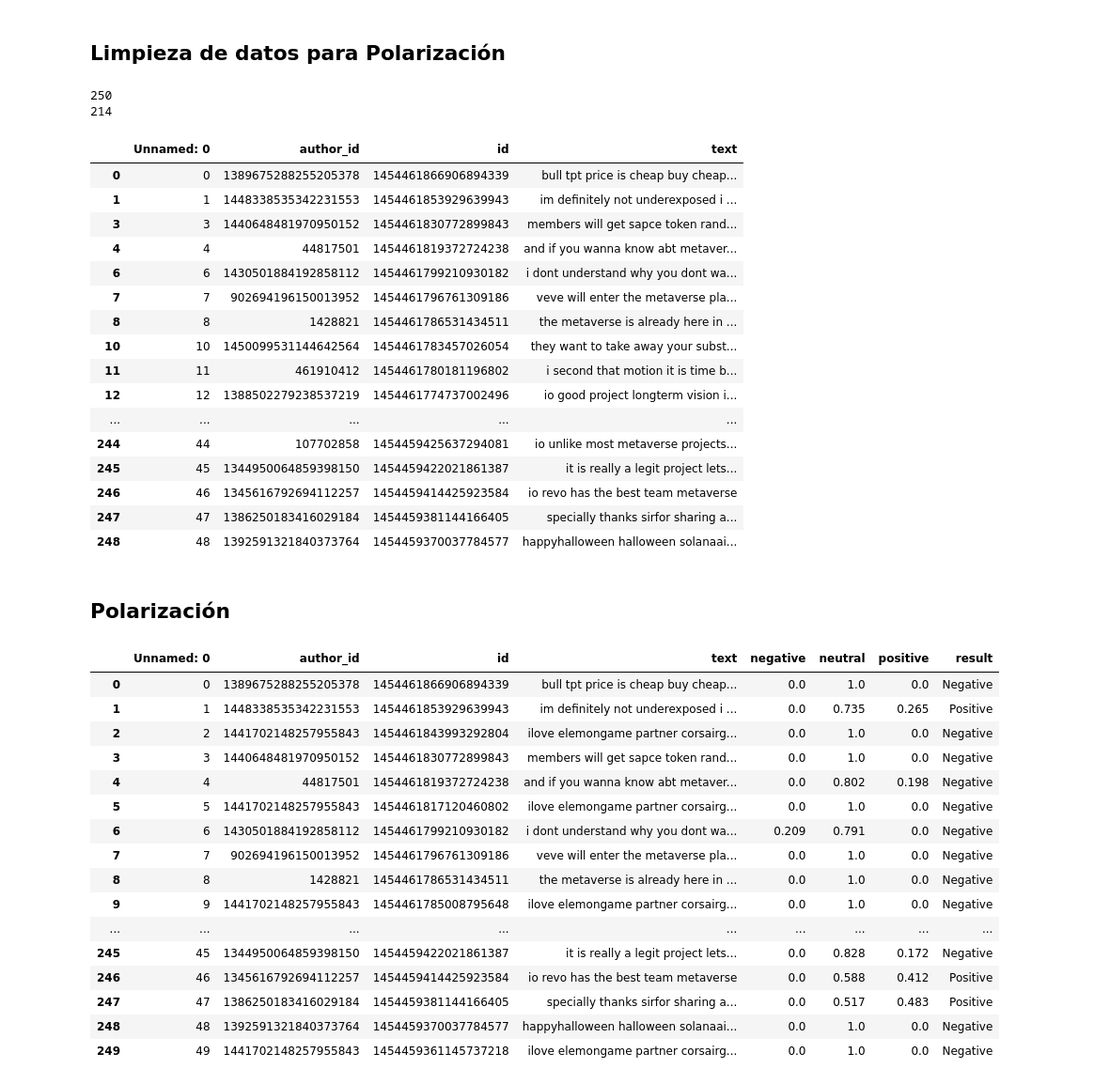
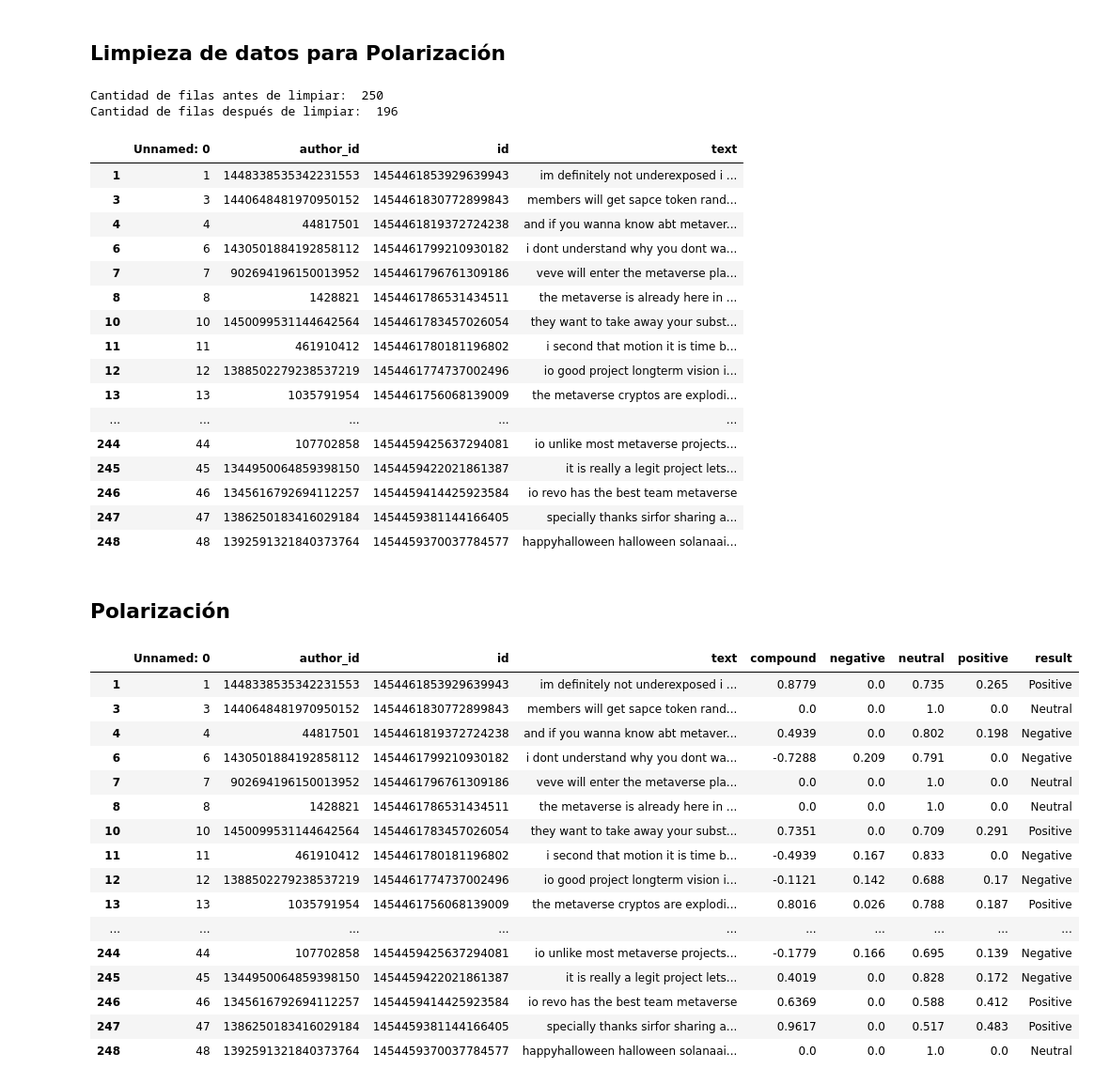
Before and after one commit to cristianchiappone/ia-um-2021, a Jupyter notebook: analisis-sentimiento/tp_cchiappone.ipynb, the cells around one changed output. Shown: that part at 94% size. Saved outputs shown, nothing was run; the diff lists cells and outputs as text; code cells hidden in the pictures.

```diff
--- a/analisis-sentimiento/tp_cchiappone.ipynb
+++ b/analisis-sentimiento/tp_cchiappone.ipynb
@@ -77,11 +81,18 @@ df
 # %%
 df_polarizacion = pd.read_csv("metaverse.csv")
 
-print(len(df_polarizacion))
+print("Cantidad de filas antes de limpiar: ", len(df_polarizacion))
+
 # ELimino tweets del author_id = 1441702148257955843, spam.
 df_polarizacion = df_polarizacion.drop(df_polarizacion[df_polarizacion.author_id == 1441702148257955843].index)
-print(len(df_polarizacion))
+# ELimino tweets del author_id = 1389675288255205378, spam.
+df_polarizacion = df_polarizacion.drop(df_polarizacion[df_polarizacion.author_id == 1389675288255205378].index)
+# ELimino tweets del author_id = 3343896580, spam.
+df_polarizacion = df_polarizacion.drop(df_polarizacion[df_polarizacion.author_id == 3343896580].index)
+# ELimino tweets del author_id = 1414202287681990667, spam.
+df_polarizacion = df_polarizacion.drop(df_polarizacion[df_polarizacion.author_id == 1414202287681990667].index)
 
+print("Cantidad de filas después de limpiar: ", len(df_polarizacion))
 
 # removiendo tildes
 df_polarizacion['text'] = df_polarizacion['text'].str.normalize('NFKD').str.encode('ascii', errors='ignore').str.decode('utf-8')
@@ -106,13 +117,17 @@ df_polarizacion['text'] = df_polarizacion['text'].str.lower()
 df_polarizacion.dropna()
 df_polarizacion['text'].astype(bool)
 df_polarizacion = df_polarizacion[df_polarizacion['text'].astype(bool)]
+
+# Eliminando filas que no uso
+#del df_polarizacion['author_id']
+# del df_polarizacion['id']
+
 # Imprimiendo resultado
 df_polarizacion
 # %% [output]
-250
-214
+Cantidad de filas antes de limpiar:  250
+Cantidad de filas después de limpiar:  196
 |  | Unnamed: 0 | author_id | id | text |
-| 0 | 0 | 1389675288255205378 | 1454461866906894339 | bull tpt price is cheap buy cheap... |
 | 1 | 1 | 1448338535342231553 | 1454461853929639943 | im definitely not underexposed i ... |
 | 3 | 3 | 1440648481970950152 | 1454461830772899843 | members will get sapce token rand... |
 | 4 | 4 | 44817501 | 1454461819372724238 | and if you wanna know abt metaver... |
@@ -122,6 +137,7 @@ df_polarizacion
 | 10 | 10 | 1450099531144642564 | 1454461783457026054 | they want to take away your subst... |
 | 11 | 11 | 461910412 | 1454461780181196802 | i second that motion it is time b... |
 | 12 | 12 | 1388502279238537219 | 1454461774737002496 | io good project longterm vision i... |
+| 13 | 13 | 1035791954 | 1454461756068139009 | the metaverse cryptos are explodi... |
 | ... | ... | ... | ... | ... |
 | 244 | 44 | 107702858 | 1454459425637294081 | io unlike most metaverse projects... |
 | 245 | 45 | 1344950064859398150 | 1454459422021861387 | it is really a legit project lets... |
@@ -133,45 +149,49 @@ df_polarizacion
 # %%
 import nltk
 from vaderSentiment.vaderSentiment import SentimentIntensityAnalyzer
 # Instanciar Analizador
 sentiment_analyzer = SentimentIntensityAnalyzer()
 
+df_polarizacion["compound"] = ""
 df_polarizacion["negative"] = ""
 df_polarizacion["neutral"] = ""
 df_polarizacion["positive"] = ""
 df_polarizacion["result"] = ""
 for index, row in df_polarizacion.iterrows():
     #Analizar cada review
     analisis = sentiment_analyzer.polarity_scores(row['text'])
     row["negative"] = analisis["neg"]
     row["neutral"] = analisis["neu"]
     row["positive"] = analisis["pos"]
+    row["compound"] = analisis["compound"]
     # Evaluar que valores se considerarán positivo o negativo
-    if analisis['compound'] > 0.6 :
+    if analisis['compound'] ==  0.0: # Ajuste para que Compound == 0.0 no sea negativo
+        row["result"] = "Neutral"
+    elif analisis['compound'] >= 0.5 :
         row["result"] = "Positive"
-    elif analisis['compound'] <  0.6:
+    elif analisis['compound'] <  0.5:
         row["result"] = "Negative"
     else :
         row["result"] = "Neutral"
 pd.set_option('display.max_rows', None)
 pd.set_option('max_colwidth', -1)
 
 df_polarizacion
 # %% [output]
-|  | Unnamed: 0 | author_id | id | text | negative | neutral | positive | result |
-| 0 | 0 | 1389675288255205378 | 1454461866906894339 | bull tpt price is cheap buy cheap... | 0.0 | 1.0 | 0.0 | Negative |
-| 1 | 1 | 1448338535342231553 | 1454461853929639943 | im definitely not underexposed i ... | 0.0 | 0.735 | 0.265 | Positive |
-| 2 | 2 | 1441702148257955843 | 1454461843993292804 | ilove elemongame partner corsairg... | 0.0 | 1.0 | 0.0 | Negative |
-| 3 | 3 | 1440648481970950152 | 1454461830772899843 | members will get sapce token rand... | 0.0 | 1.0 | 0.0 | Negative |
-| 4 | 4 | 44817501 | 1454461819372724238 | and if you wanna know abt metaver... | 0.0 | 0.802 | 0.198 | Negative |
-| 5 | 5 | 1441702148257955843 | 1454461817120460802 | ilove elemongame partner corsairg... | 0.0 | 1.0 | 0.0 | Negative |
-| 6 | 6 | 1430501884192858112 | 1454461799210930182 | i dont understand why you dont wa... | 0.209 | 0.791 | 0.0 | Negative |
-| 7 | 7 | 902694196150013952 | 1454461796761309186 | veve will enter the metaverse pla... | 0.0 | 1.0 | 0.0 | Negative |
-| 8 | 8 | 1428821 | 1454461786531434511 | the metaverse is already here in ... | 0.0 | 1.0 | 0.0 | Negative |
-| 9 | 9 | 1441702148257955843 | 1454461785008795648 | ilove elemongame partner corsairg... | 0.0 | 1.0 | 0.0 | Negative |
-| ... | ... | ... | ... | ... | ... | ... | ... | ... |
-| 245 | 45 | 1344950064859398150 | 1454459422021861387 | it is really a legit project lets... | 0.0 | 0.828 | 0.172 | Negative |
-| 246 | 46 | 1345616792694112257 | 1454459414425923584 | io revo has the best team metaverse | 0.0 | 0.588 | 0.412 | Positive |
-| 247 | 47 | 1386250183416029184 | 1454459381144166405 | specially thanks sirfor sharing a... | 0.0 | 0.517 | 0.483 | Positive |
-| 248 | 48 | 1392591321840373764 | 1454459370037784577 | happyhalloween halloween solanaai... | 0.0 | 1.0 | 0.0 | Negative |
-| 249 | 49 | 1441702148257955843 | 1454459361145737218 | ilove elemongame partner corsairg... | 0.0 | 1.0 | 0.0 | Negative |
+|  | Unnamed: 0 | author_id | id | text | compound | negative | neutral | positive | result |
+| 1 | 1 | 1448338535342231553 | 1454461853929639943 | im definitely not underexposed i ... | 0.8779 | 0.0 | 0.735 | 0.265 | Positive |
+| 3 | 3 | 1440648481970950152 | 1454461830772899843 | members will get sapce token rand... | 0.0 | 0.0 | 1.0 | 0.0 | Neutral |
+| 4 | 4 | 44817501 | 1454461819372724238 | and if you wanna know abt metaver... | 0.4939 | 0.0 | 0.802 | 0.198 | Negative |
+| 6 | 6 | 1430501884192858112 | 1454461799210930182 | i dont understand why you dont wa... | -0.7288 | 0.209 | 0.791 | 0.0 | Negative |
+| 7 | 7 | 902694196150013952 | 1454461796761309186 | veve will enter the metaverse pla... | 0.0 | 0.0 | 1.0 | 0.0 | Neutral |
+| 8 | 8 | 1428821 | 1454461786531434511 | the metaverse is already here in ... | 0.0 | 0.0 | 1.0 | 0.0 | Neutral |
+| 10 | 10 | 1450099531144642564 | 1454461783457026054 | they want to take away your subst... | 0.7351 | 0.0 | 0.709 | 0.291 | Positive |
+| 11 | 11 | 461910412 | 1454461780181196802 | i second that motion it is time b... | -0.4939 | 0.167 | 0.833 | 0.0 | Negative |
+| 12 | 12 | 1388502279238537219 | 1454461774737002496 | io good project longterm vision i... | -0.1121 | 0.142 | 0.688 | 0.17 | Negative |
+| 13 | 13 | 1035791954 | 1454461756068139009 | the metaverse cryptos are explodi... | 0.8016 | 0.026 | 0.788 | 0.187 | Positive |
+| ... | ... | ... | ... | ... | ... | ... | ... | ... | ... |
+| 244 | 44 | 107702858 | 1454459425637294081 | io unlike most metaverse projects... | -0.1779 | 0.166 | 0.695 | 0.139 | Negative |
+| 245 | 45 | 1344950064859398150 | 1454459422021861387 | it is really a legit project lets... | 0.4019 | 0.0 | 0.828 | 0.172 | Negative |
+| 246 | 46 | 1345616792694112257 | 1454459414425923584 | io revo has the best team metaverse | 0.6369 | 0.0 | 0.588 | 0.412 | Positive |
+| 247 | 47 | 1386250183416029184 | 1454459381144166405 | specially thanks sirfor sharing a... | 0.9617 | 0.0 | 0.517 | 0.483 | Positive |
+| 248 | 48 | 1392591321840373764 | 1454459370037784577 | happyhalloween halloween solanaai... | 0.0 | 0.0 | 1.0 | 0.0 | Neutral |
```
Also changed, not shown: parts of 3 cells of this notebook.
